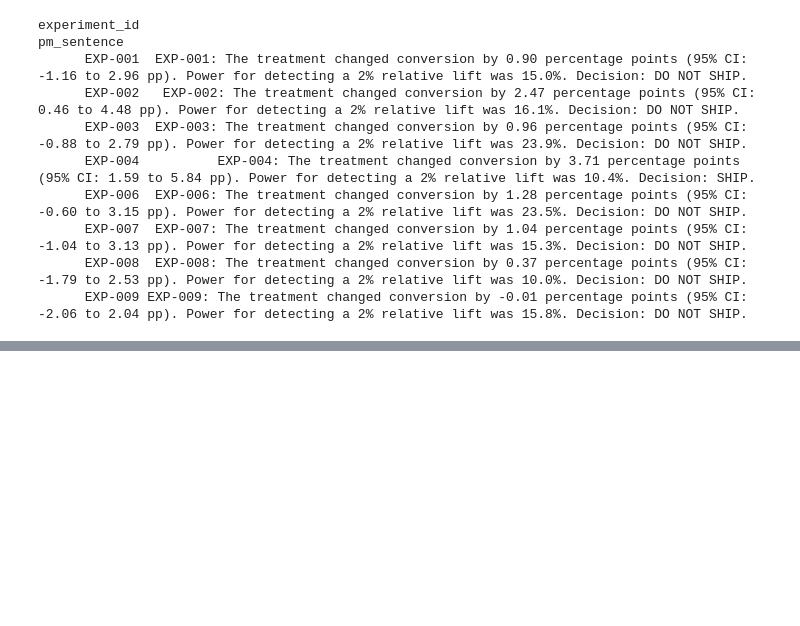
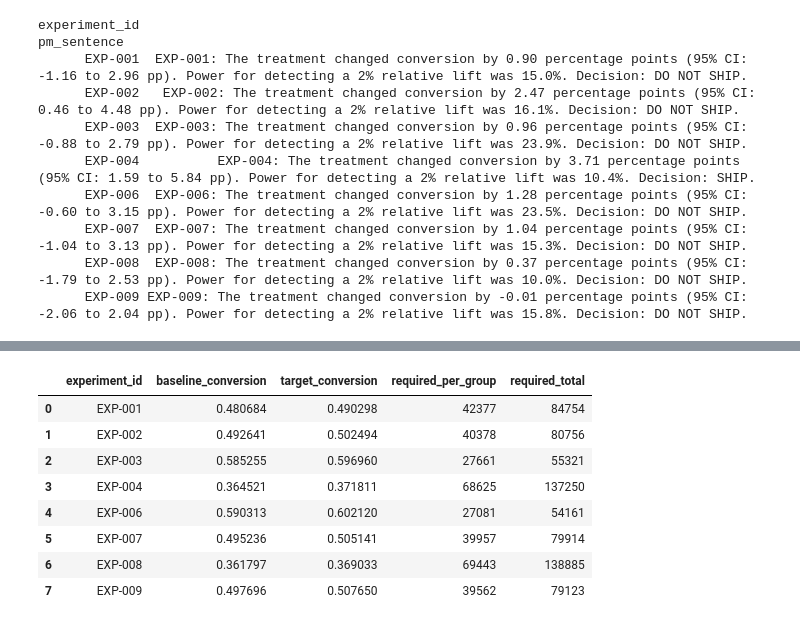
Before and after one commit to behwilionel-lang/skye8-ds-team-c-inference, a Jupyter notebook: notebooks/estimation.ipynb, the cells around one changed output, grey strips where cells are left out. Cells and saved outputs as stored; diff of their text form; code cells hidden in the pictures; blank space fills up the shorter version.

```diff
--- a/notebooks/estimation.ipynb
+++ b/notebooks/estimation.ipynb
@@ -2137,0 +2151,56 @@ experiment_id
+# %%
+# Minimum sample size for detecting a 2% relative lift
+# Assumptions: alpha = 0.05, 80% power, two-sided test, equal allocation
+
+alpha = 0.05
+target_power = 0.80
+relative_lift = 0.02
+
+# Standard normal critical values
+z_alpha = 1.96
+z_power = 0.84
+
+sample_size_results = []
+
+for _, row in stage_e_summary.iterrows():
+    p_control = row["control_rate"]
+
+    # A 2% relative lift
+    p_treatment = p_control * (1 + relative_lift)
+
+    # Average conversion rate
+    p_average = (p_control + p_treatment) / 2
+
+    # Approximate sample size per group
+    n = (
+        (
+            z_alpha * np.sqrt(2 * p_average * (1 - p_average))
+            + z_power * np.sqrt(
+                p_control * (1 - p_control)
+                + p_treatment * (1 - p_treatment)
+            )
+        ) ** 2
+        / (p_treatment - p_control) ** 2
+    )
+
+    sample_size_results.append({
+        "experiment_id": row["experiment_id"],
+        "baseline_conversion": p_control,
+        "target_conversion": p_treatment,
+        "required_per_group": int(np.ceil(n)),
+        "required_total": int(np.ceil(2 * n))
+    })
+
+sample_size_results = pd.DataFrame(sample_size_results)
+
+sample_size_results
+# %% [output]
+|  | experiment_id | baseline_conversion | target_conversion | required_per_group | required_total |
+| 0 | EXP-001 | 0.480684 | 0.490298 | 42377 | 84754 |
+| 1 | EXP-002 | 0.492641 | 0.502494 | 40378 | 80756 |
+| 2 | EXP-003 | 0.585255 | 0.596960 | 27661 | 55321 |
+| 3 | EXP-004 | 0.364521 | 0.371811 | 68625 | 137250 |
+| 4 | EXP-006 | 0.590313 | 0.602120 | 27081 | 54161 |
+| 5 | EXP-007 | 0.495236 | 0.505141 | 39957 | 79914 |
+| 6 | EXP-008 | 0.361797 | 0.369033 | 69443 | 138885 |
+| 7 | EXP-009 | 0.497696 | 0.507650 | 39562 | 79123 |
```
Also changed, not shown: parts of 1 cell of this notebook, 2 other files.
